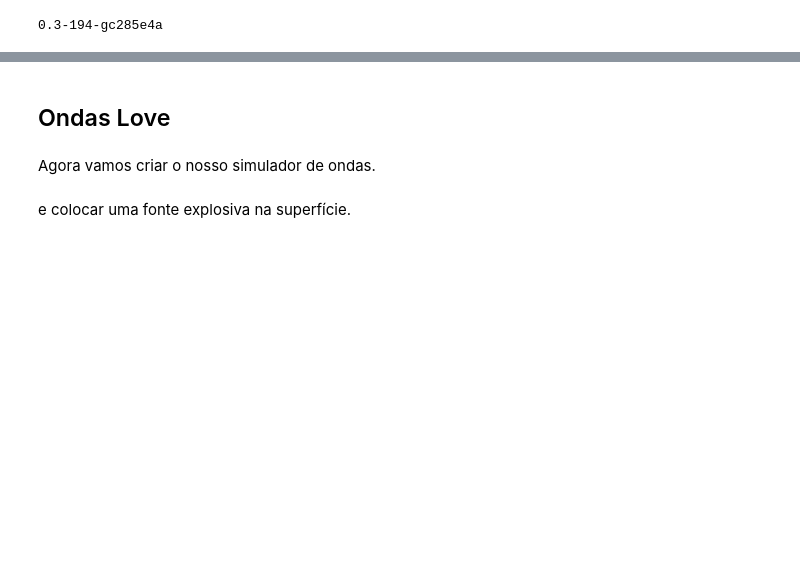
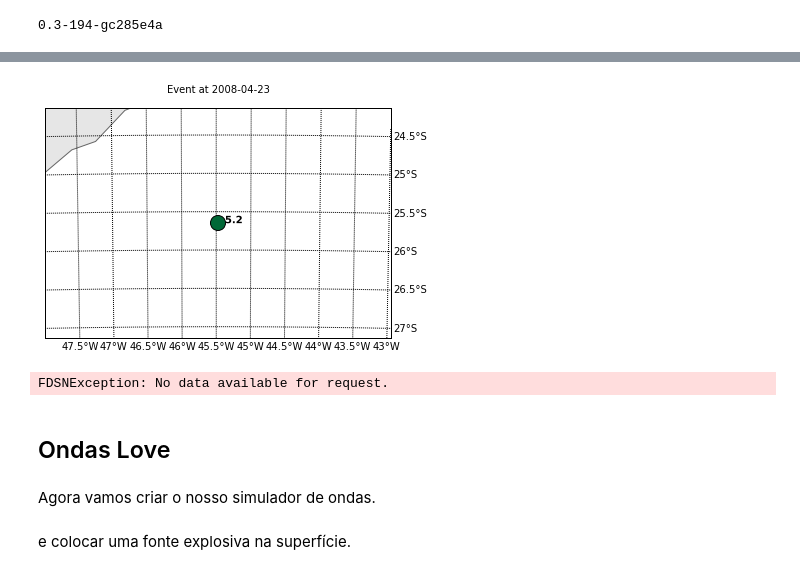
Before and after one commit to leouieda/geofisica2, a Jupyter notebook: notebooks/ondas-superficie.ipynb, the cells around one changed output, grey strips where cells are left out. Cells and saved outputs as stored; diff of their text form; code cells hidden in the pictures; blank space fills up the shorter version.

```diff
--- a/notebooks/ondas-superficie.ipynb
+++ b/notebooks/ondas-superficie.ipynb
@@ -35,0 +51,3 @@ print(fatiando.__version__)
+# %%
+t = obspy.UTCDateTime('2015-04-25 06:11:25')
+st = client.get_waveforms('CN', 'INK', '*', '*', t, t + 1.6*3600)
@@ -35,0 +102,3 @@ print(fatiando.__version__)
+# %%
+# Terremoto de São Vicente, 23-04-2008
+event = client.get_events(starttime=t, endtime=t + 100)[0]
@@ -35,0 +109,4 @@ print(fatiando.__version__)
+# %%
+_ = event.plot(projection='local')
+# %% [output]
+[figure, added]
@@ -36,3 +117,7 @@ print(fatiando.__version__)
+# %%
+vabb = client.get_waveforms('BL', 'BB15B', '*', '?', t0, t0 + 20000)
+# %% [output]
+FDSNException: No data available for request.
 # %% [markdown]
 ## Ondas Love
 # %%
```
Also changed, not shown: parts of 29 cells of this notebook.
